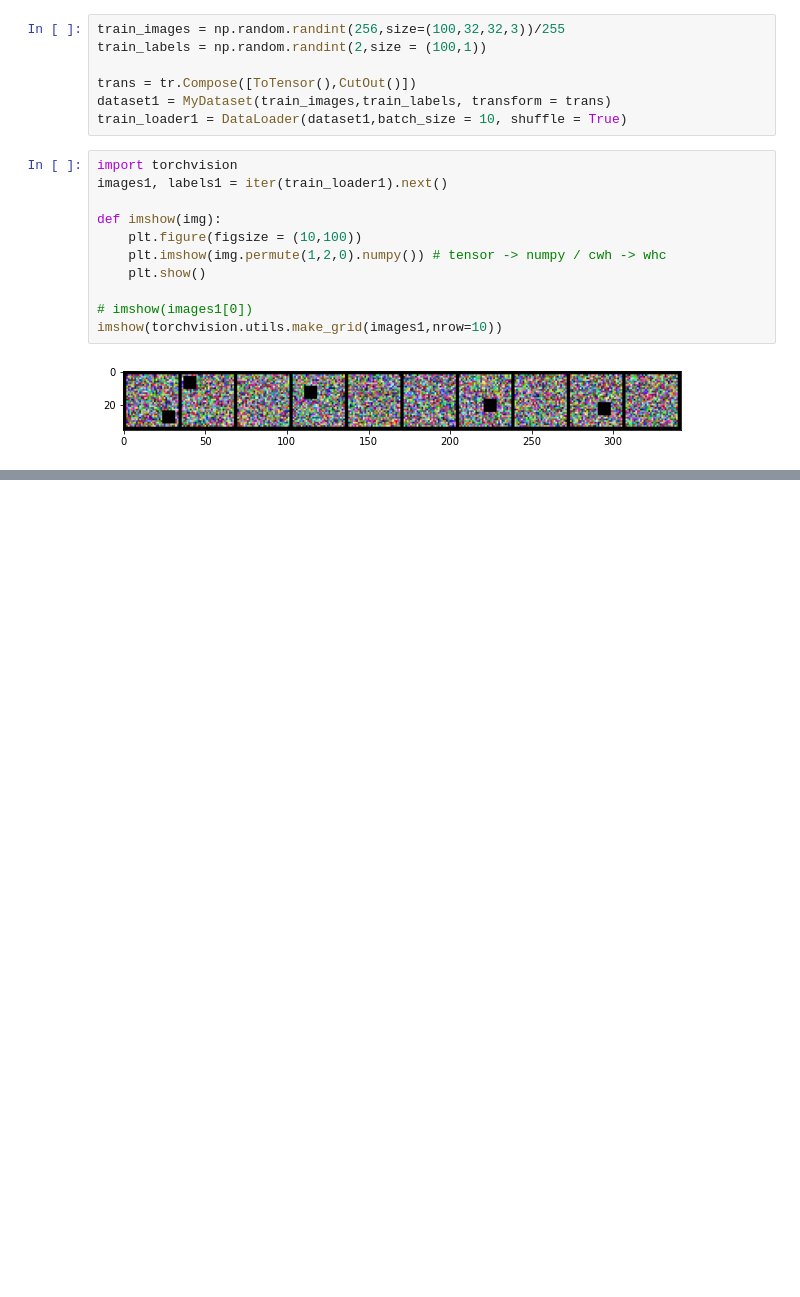
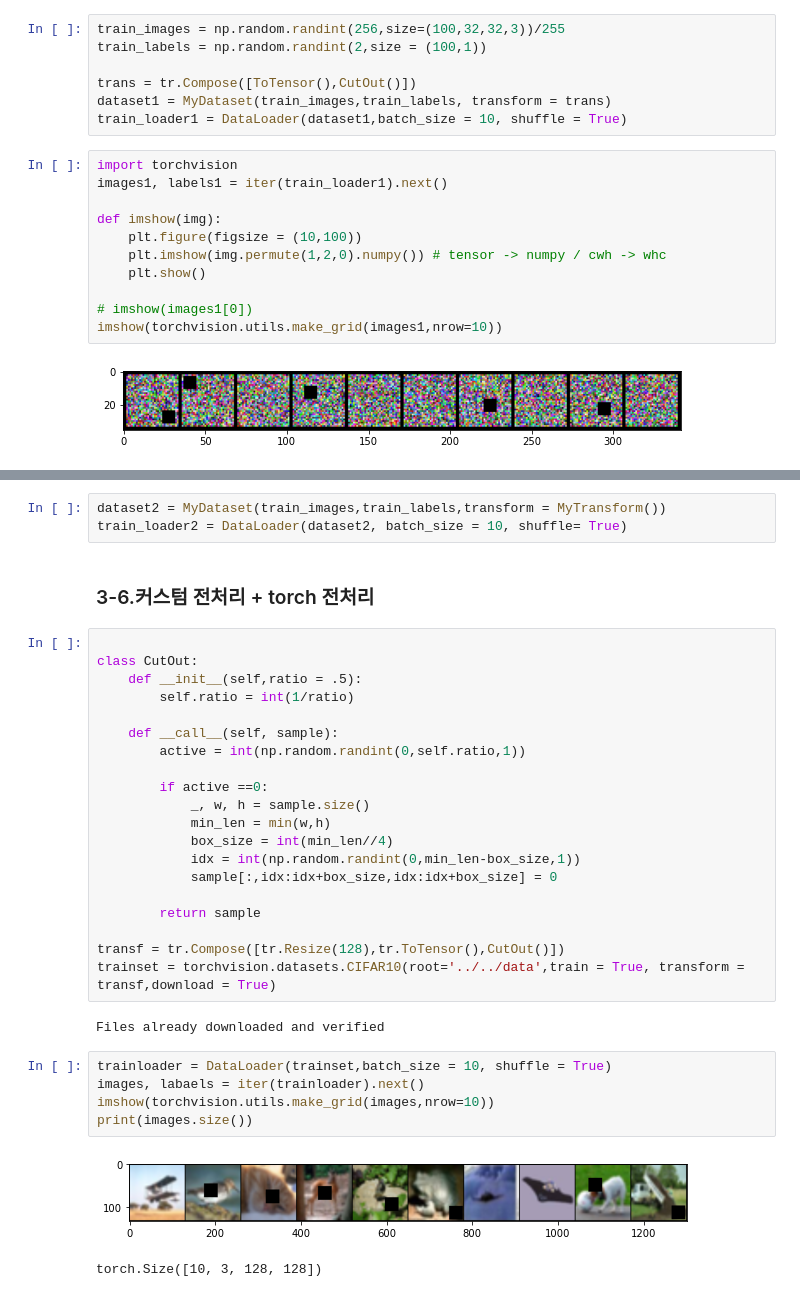
Before and after one commit to seok-jong/Pytorch_for_DL_Basic, a Jupyter notebook: chapter/ch_4/torch_basic.ipynb, the cells around one changed output, grey strips where cells are left out. Drawn from its saved outputs; the diff is of its cells as text; blank space fills up the shorter version.

```diff
--- a/chapter/ch_4/torch_basic.ipynb
+++ b/chapter/ch_4/torch_basic.ipynb
@@ -456,0 +473,35 @@ imshow(torchvision.utils.make_grid(images1,nrow=10))
+# %%
+dataset2 = MyDataset(train_images,train_labels,transform = MyTransform())
+train_loader2 = DataLoader(dataset2, batch_size = 10, shuffle= True)
+# %% [markdown]
+### 3-6.커스텀 전처리 + torch 전처리
+# %%
+
+class CutOut:
+    def __init__(self,ratio = .5):
+        self.ratio = int(1/ratio)
+
+    def __call__(self, sample):
+        active = int(np.random.randint(0,self.ratio,1))
+
+        if active ==0:
+            _, w, h = sample.size()
+            min_len = min(w,h)
+            box_size = int(min_len//4)
+            idx = int(np.random.randint(0,min_len-box_size,1))
+            sample[:,idx:idx+box_size,idx:idx+box_size] = 0
+
+        return sample
+
+transf = tr.Compose([tr.Resize(128),tr.ToTensor(),CutOut()])
+trainset = torchvision.datasets.CIFAR10(root='../../data',train = True, transform = transf,download = True)
+# %% [output]
+Files already downloaded and verified
+# %%
+trainloader = DataLoader(trainset,batch_size = 10, shuffle = True)
+images, labaels = iter(trainloader).next()
+imshow(torchvision.utils.make_grid(images,nrow=10))
+print(images.size())
+# %% [output]
+[figure, added]
+torch.Size([10, 3, 128, 128])
```
Also changed, not shown: parts of 2 cells of this notebook.
